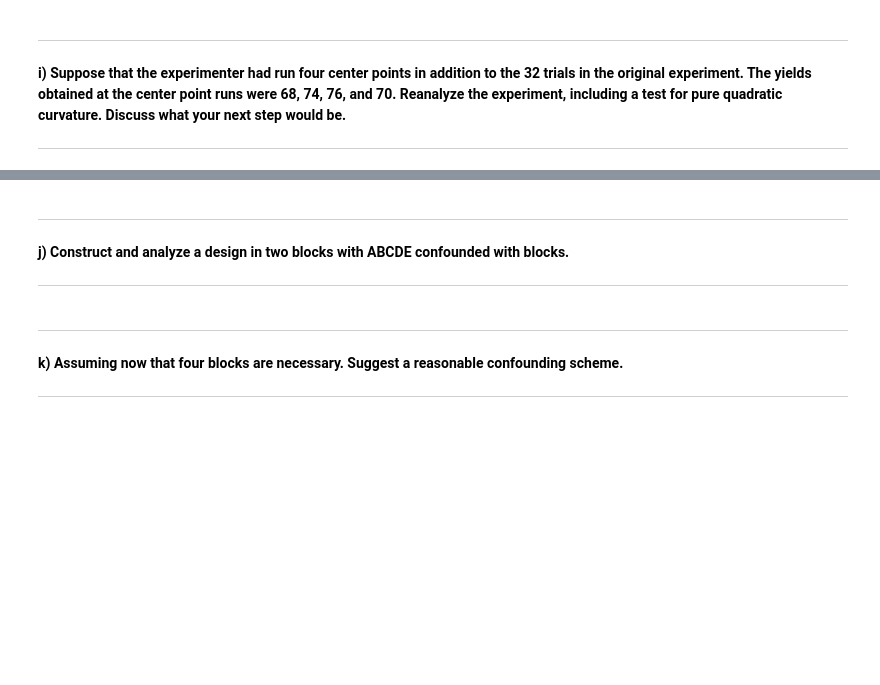
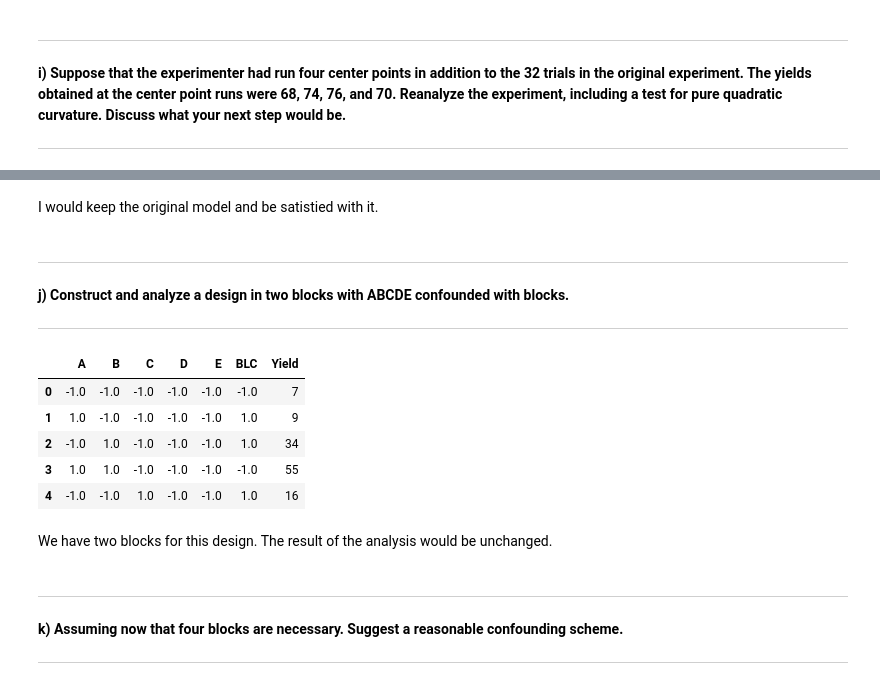
Before and after one commit to francji1/01NAEX, a Jupyter notebook: code/01NAEX_Exercise_07_MartinK.ipynb, the cells around one changed output, grey strips where cells are left out. Saved outputs shown, nothing was run; the diff lists cells and outputs as text; code cells hidden in the pictures; blank space fills up the shorter version.

```diff
--- a/code/01NAEX_Exercise_07_MartinK.ipynb
+++ b/code/01NAEX_Exercise_07_MartinK.ipynb
@@ -464,9 +551,24 @@ Jesus fucking crist! I fucking hate this shit! I made a model and now they are t
+# %% [markdown]
+I would keep the original model and be satistied with it.
 # %% [markdown]
 ---
 **j) Construct and analyze a design in two blocks with ABCDE
 confounded with blocks.**
 
 ---
+# %%
+df626_blck = df626_df.copy()
+df626_blck.insert(5,"BLC", df626_blck[factor_names].astype(float).prod(axis=1))
+df626_blck.head()
+# %% [output]
+|  | A | B | C | D | E | BLC | Yield |
+| 0 | -1.0 | -1.0 | -1.0 | -1.0 | -1.0 | -1.0 | 7 |
+| 1 | 1.0 | -1.0 | -1.0 | -1.0 | -1.0 | 1.0 | 9 |
+| 2 | -1.0 | 1.0 | -1.0 | -1.0 | -1.0 | 1.0 | 34 |
+| 3 | 1.0 | 1.0 | -1.0 | -1.0 | -1.0 | -1.0 | 55 |
+| 4 | -1.0 | -1.0 | 1.0 | -1.0 | -1.0 | 1.0 | 16 |
+# %% [markdown]
+We have two blocks for this design. The result of the analysis would be unchanged.
 # %% [markdown]
 ---
 **k) Assuming now that four blocks are
```
Also changed, not shown: parts of 18 cells of this notebook.
